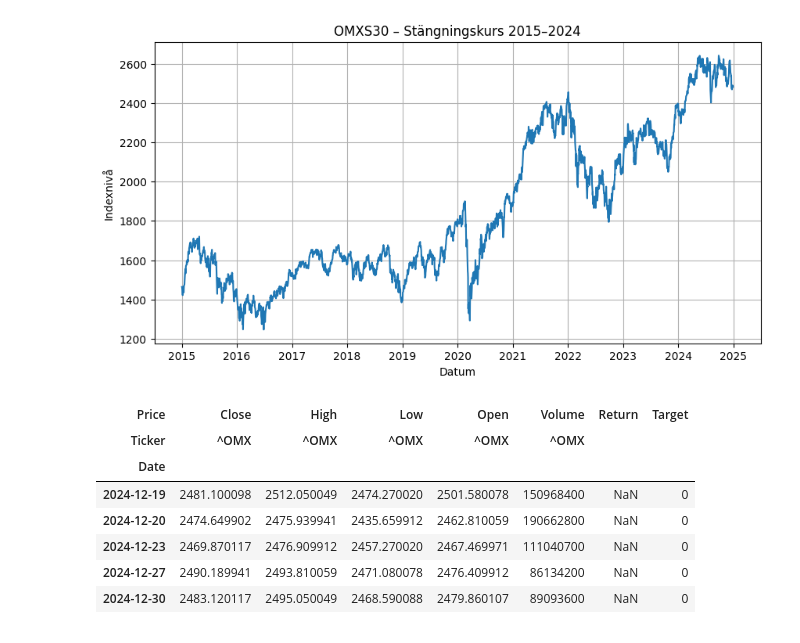
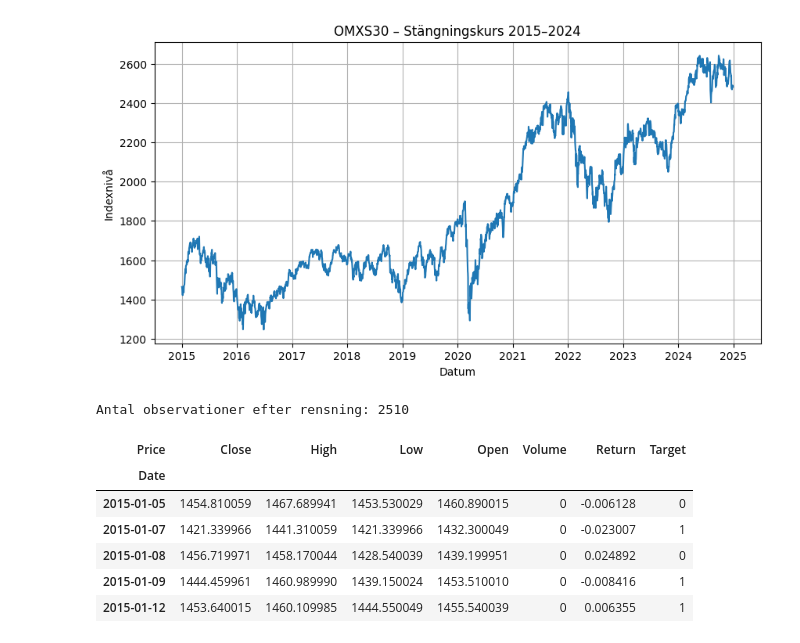
Before and after one commit to christiansopov-gif/OMXS30_Projekt, a Jupyter notebook: OMXS30_AI_Project.ipynb, the cells around one changed output. Drawn from its saved outputs; the diff is of its cells as text; code cells hidden in the pictures.

```diff
--- a/OMXS30_AI_Project.ipynb
+++ b/OMXS30_AI_Project.ipynb
@@ -112,28 +124,38 @@ plt.grid(True)
 plt.show()
 # %% [output]
 [figure]
-# %%
-#Kodcell 4: Skapa nya kolumner för avkastning och målvariabel
-
-# Beräkna daglig procentuell förändring i stängningskursen
-data["Return"] = data["Close"].pct_change()
-
-# Skapa målvariabel ("Target") som visar om nästa dags avkastning är positiv eller inte
-# .shift(-1) flyttar värden en rad uppåt (så vi jämför med nästa dag)
-# Om nästa dags avkastning > 0 → 1 (uppgång), annars 0 (nedgång)
-data["Target"] = (data["Return"].shift(-1) > 0).astype(int)
-
-# Visar de sista raderna i tabellen för att kontrollera att allt ser rätt ut
-data.tail()
-# %% [output]
-| Price | Close | High | Low | Open | Volume | Return | Target |
-| Ticker | ^OMX | ^OMX | ^OMX | ^OMX | ^OMX |  |  |
-| Date |  |  |  |  |  |  |  |
-| 2024-12-19 | 2481.100098 | 2512.050049 | 2474.270020 | 2501.580078 | 150968400 | NaN | 0 |
-| 2024-12-20 | 2474.649902 | 2475.939941 | 2435.659912 | 2462.810059 | 190662800 | NaN | 0 |
-| 2024-12-23 | 2469.870117 | 2476.909912 | 2457.270020 | 2467.469971 | 111040700 | NaN | 0 |
-| 2024-12-27 | 2490.189941 | 2493.810059 | 2471.080078 | 2476.409912 | 86134200 | NaN | 0 |
-| 2024-12-30 | 2483.120117 | 2495.050049 | 2468.590088 | 2479.860107 | 89093600 | NaN | 0 |
+# %%
+# Kodcell 4: Skapa nya kolumner för avkastning och målvariabel (fixad)
+
+# 1) Platta till kolumner om de är MultiIndex (t.ex. "Close  ^OMX")
+if isinstance(data.columns, pd.MultiIndex):
+    data.columns = data.columns.get_level_values(0)
+
+# 2) Ta bort ev. gamla kolumner från tidigare försök
+for col in ["Return", "Target"]:
+    if col in data.columns:
+        data = data.drop(columns=col)
+
+# 3) Räkna avkastning på stängningskurs
+data["Return"] = data["Close"].pct_change()
+
+# 4) Målvariabel: 1 om NÄSTA dags avkastning > 0, annars 0
+data["Target"] = (data["Return"].shift(-1) > 0).astype(int)
+
+# 5) Droppa bara rader där våra nya kolumner är NaN (inte hela raden på allt)
+data = data.dropna(subset=["Return", "Target"])
+
+print("Antal observationer efter rensning:", len(data))
+data.head()
+# %% [output]
+Antal observationer efter rensning: 2510
+| Price | Close | High | Low | Open | Volume | Return | Target |
+| Date |  |  |  |  |  |  |  |
+| 2015-01-05 | 1454.810059 | 1467.689941 | 1453.530029 | 1460.890015 | 0 | -0.006128 | 0 |
+| 2015-01-07 | 1421.339966 | 1441.310059 | 1421.339966 | 1432.300049 | 0 | -0.023007 | 1 |
+| 2015-01-08 | 1456.719971 | 1458.170044 | 1428.540039 | 1439.199951 | 0 | 0.024892 | 0 |
+| 2015-01-09 | 1444.459961 | 1460.989990 | 1439.150024 | 1453.510010 | 0 | -0.008416 | 1 |
+| 2015-01-12 | 1453.640015 | 1460.109985 | 1444.550049 | 1455.540039 | 0 | 0.006355 | 1 |
 # %%
 #Kodcell 5: Kontrollera datakvalitet efter bearbetning
 
```
Also changed, not shown: parts of 3 cells of this notebook.
